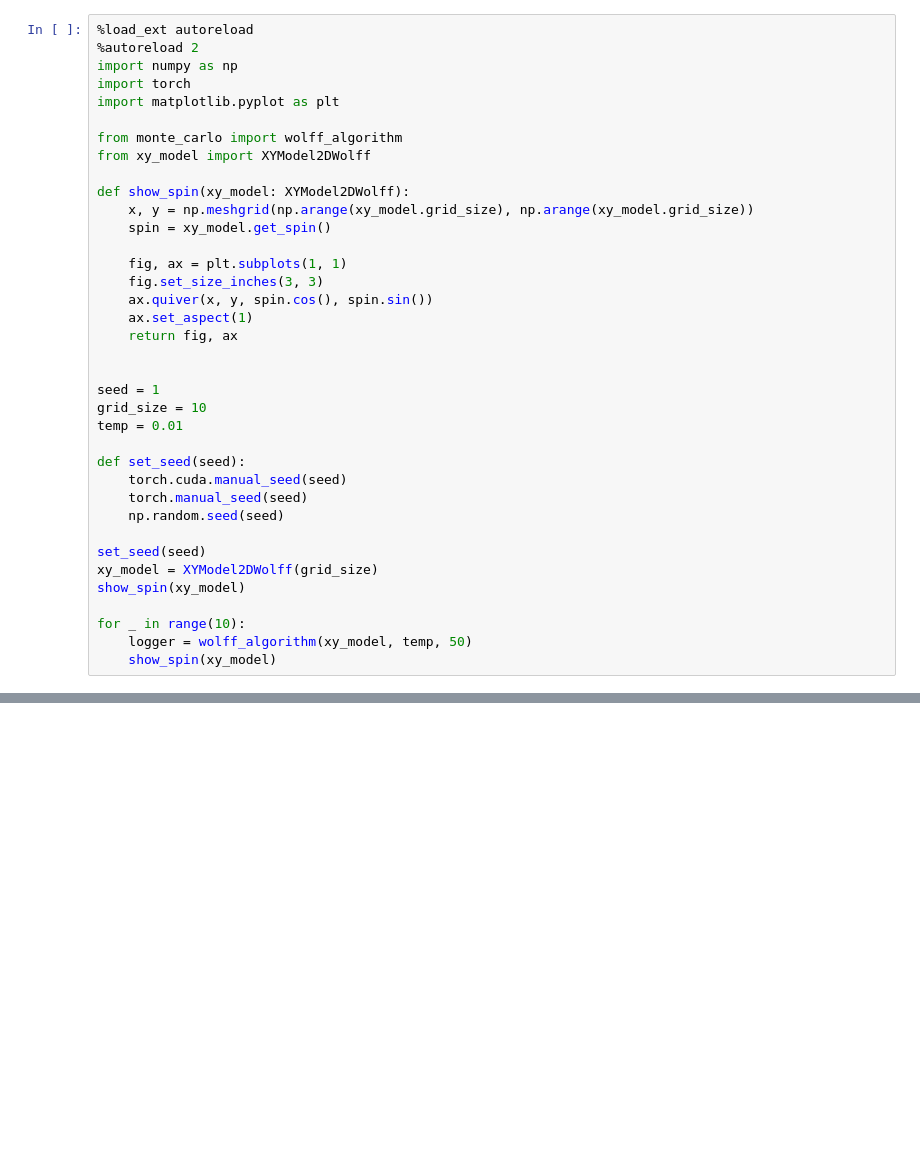
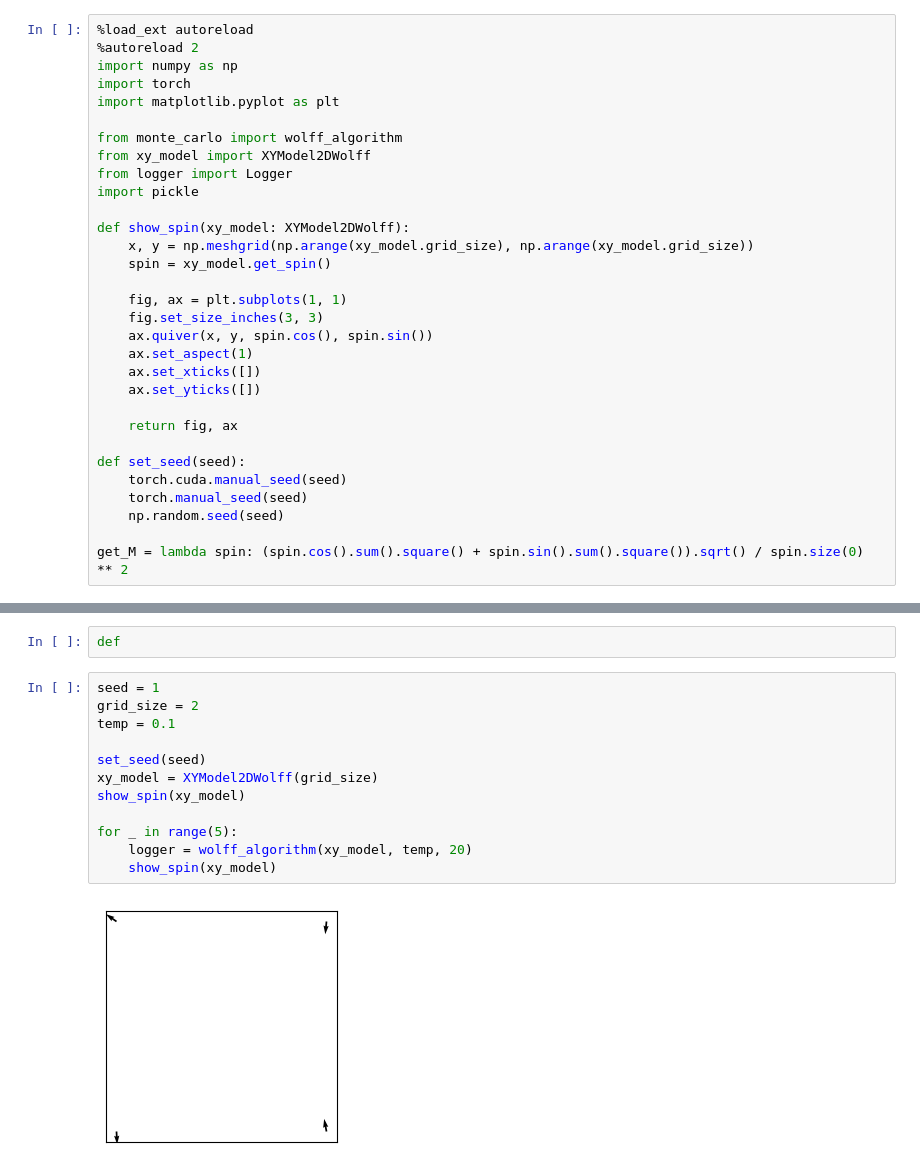
Before and after one commit to weenming/Monte-Carlo-Toolbox, a Jupyter notebook: wolff/experiment.ipynb, the cells around one changed output, grey strips where cells are left out. Cells and saved outputs as stored; diff of their text form; blank space fills up the shorter version.

```diff
--- a/wolff/experiment.ipynb
+++ b/wolff/experiment.ipynb
@@ -7,6 +7,8 @@ import matplotlib.pyplot as plt
 
 from monte_carlo import wolff_algorithm
 from xy_model import XYModel2DWolff
+from logger import Logger
+import pickle
 
 def show_spin(xy_model: XYModel2DWolff):
     x, y = np.meshgrid(np.arange(xy_model.grid_size), np.arange(xy_model.grid_size))
@@ -16,22 +18,14 @@ def show_spin(xy_model: XYModel2DWolff):
     fig.set_size_inches(3, 3)
     ax.quiver(x, y, spin.cos(), spin.sin())
     ax.set_aspect(1)
+    ax.set_xticks([])
+    ax.set_yticks([])
+
     return fig, ax
-
-
-seed = 1
-grid_size = 10
-temp = 0.01
 
 def set_seed(seed):
     torch.cuda.manual_seed(seed)
     torch.manual_seed(seed)
     np.random.seed(seed)
 
-set_seed(seed)
-xy_model = XYModel2DWolff(grid_size)
-show_spin(xy_model)
-
-for _ in range(10):
-    logger = wolff_algorithm(xy_model, temp, 50)
-    show_spin(xy_model)
+get_M = lambda spin: (spin.cos().sum().square() + spin.sin().sum().square()).sqrt() / spin.size(0) ** 2
@@ -40,0 +49,16 @@ The autoreload extension is already loaded. To reload it, use:
+# %%
+def
+# %%
+seed = 1
+grid_size = 2
+temp = 0.1
+
+set_seed(seed)
+xy_model = XYModel2DWolff(grid_size)
+show_spin(xy_model)
+
+for _ in range(5):
+    logger = wolff_algorithm(xy_model, temp, 20)
+    show_spin(xy_model)
+# %% [output]
+[figure, added]
```
Also changed, not shown: parts of 7 cells of this notebook, 3 other files.
